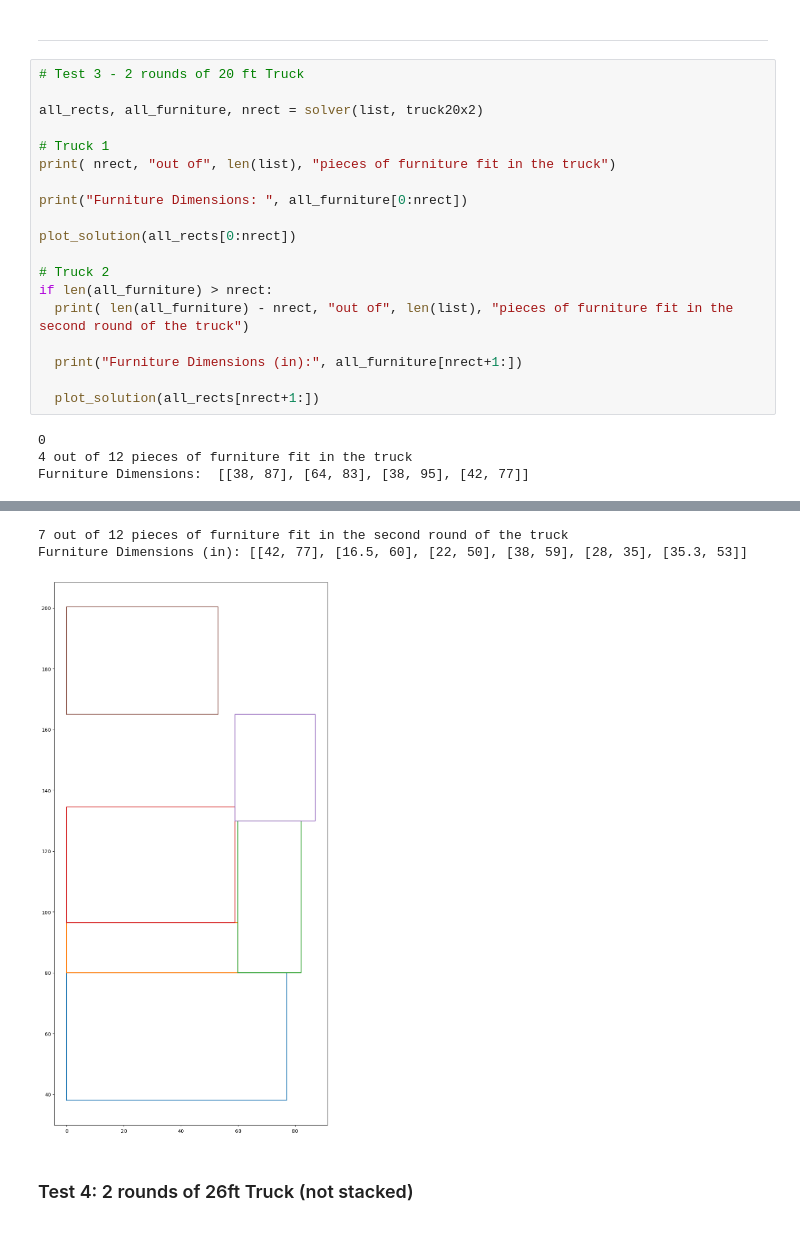
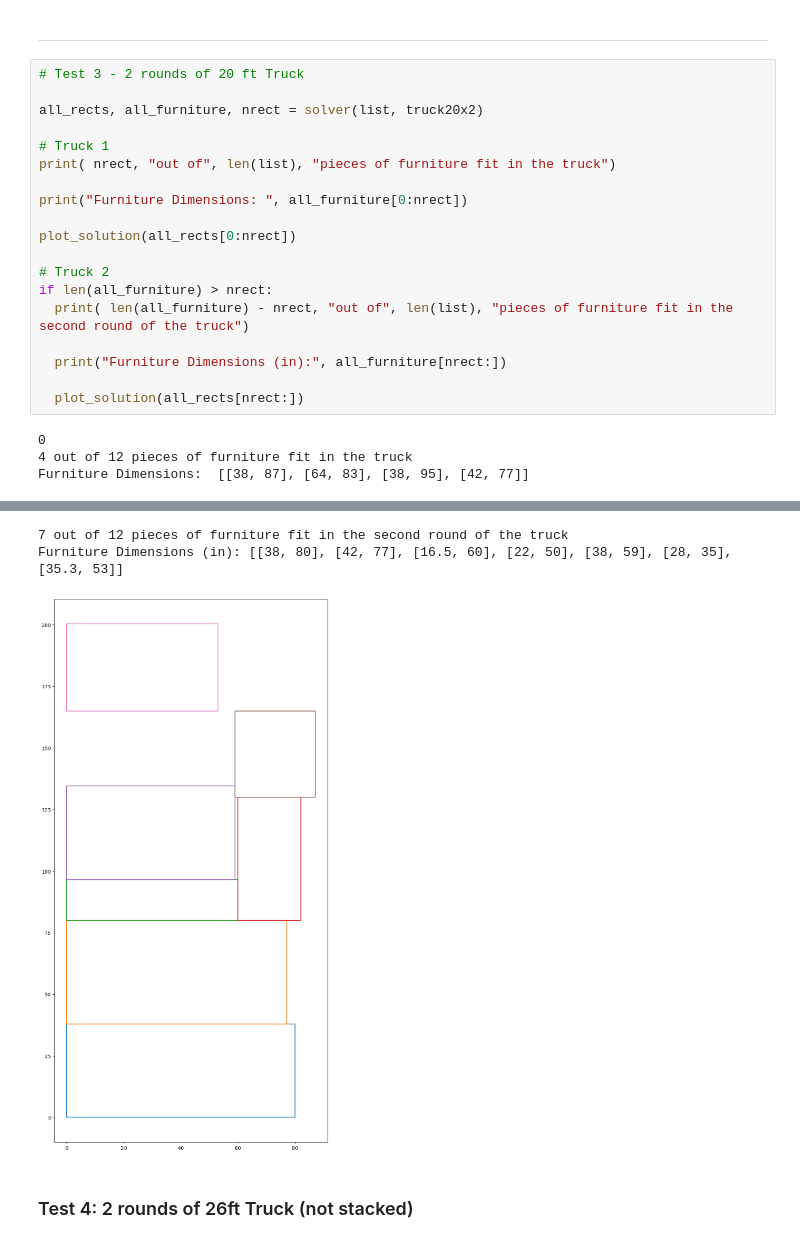
Before and after one commit to javier-jaime/House_Move, a Jupyter notebook: Moving_Truck_Optimization_with_RectPack_Demo.ipynb, the cells around one changed output, grey strips where cells are left out. Cells and saved outputs as stored; diff of their text form.

```diff
--- a/Moving_Truck_Optimization_with_RectPack_Demo.ipynb
+++ b/Moving_Truck_Optimization_with_RectPack_Demo.ipynb
@@ -144,30 +144,30 @@ Furniture Dimensions (in): [[38, 87], [64, 83], [38, 80], [42, 77], [38, 95], [3
 # %%
 # Test 3 - 2 rounds of 20 ft Truck
 
 all_rects, all_furniture, nrect = solver(list, truck20x2)
 
 # Truck 1
 print( nrect, "out of", len(list), "pieces of furniture fit in the truck")
 
 print("Furniture Dimensions: ", all_furniture[0:nrect])
 
 plot_solution(all_rects[0:nrect])
 
 # Truck 2
 if len(all_furniture) > nrect:
   print( len(all_furniture) - nrect, "out of", len(list), "pieces of furniture fit in the second round of the truck")
 
-  print("Furniture Dimensions (in):", all_furniture[nrect+1:])
+  print("Furniture Dimensions (in):", all_furniture[nrect:])
 
-  plot_solution(all_rects[nrect+1:])
+  plot_solution(all_rects[nrect:])
 # %% [output]
 0
 4 out of 12 pieces of furniture fit in the truck
 Furniture Dimensions:  [[38, 87], [64, 83], [38, 95], [42, 77]]
 [figure]
 7 out of 12 pieces of furniture fit in the second round of the truck
-Furniture Dimensions (in): [[42, 77], [16.5, 60], [22, 50], [38, 59], [28, 35], [35.3, 53]]
+Furniture Dimensions (in): [[38, 80], [42, 77], [16.5, 60], [22, 50], [38, 59], [28, 35], [35.3, 53]]
-[figure, old version]
+[figure, new version]
 # %% [markdown]
 ### Test 4: 2 rounds of 26ft Truck (not stacked)
 # %%
```
Also changed, not shown: parts of 1 cell of this notebook.
